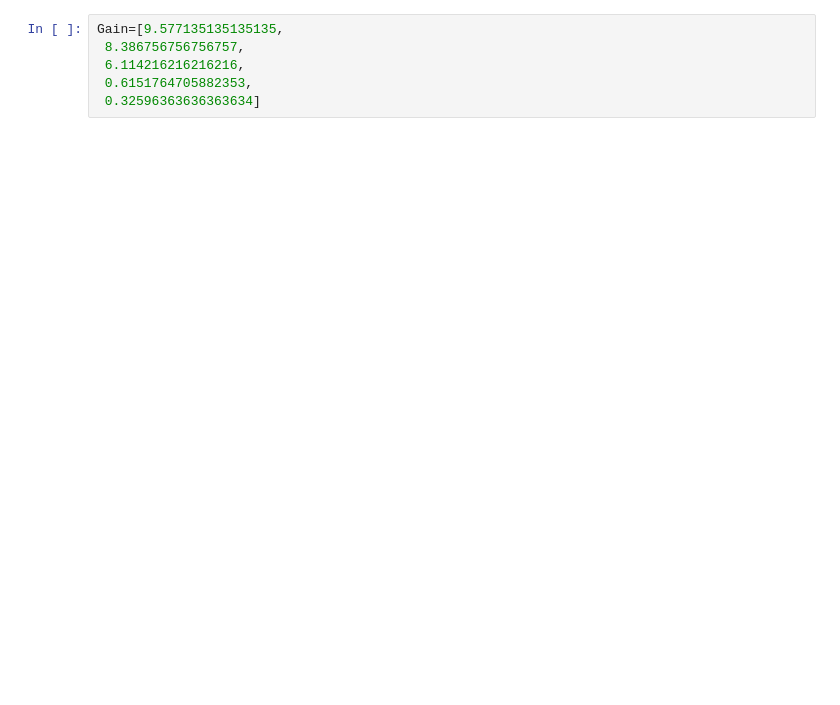
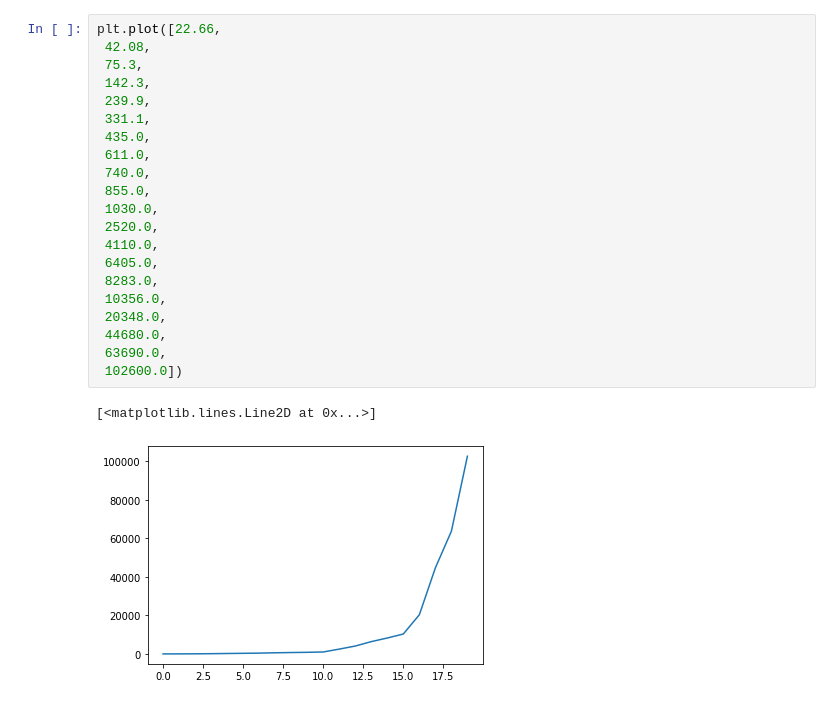
Before and after one commit to Raiziel/Experimental-Physics-Python-Projects, a Jupyter notebook: Op Amp.ipynb, the cells around one changed output. Saved outputs shown, nothing was run; the diff lists cells and outputs as text; blank space fills up the shorter version.

```diff
--- a/Op Amp.ipynb
+++ b/Op Amp.ipynb
@@ -77,6 +252,24 @@ Freq
-# %%
-Gain=[9.577135135135135,
- 8.386756756756757,
- 6.114216216216216,
- 0.6151764705882353,
- 0.32596363636363634]
+# %%
+plt.plot([22.66,
+ 42.08,
+ 75.3,
+ 142.3,
+ 239.9,
+ 331.1,
+ 435.0,
+ 611.0,
+ 740.0,
+ 855.0,
+ 1030.0,
+ 2520.0,
+ 4110.0,
+ 6405.0,
+ 8283.0,
+ 10356.0,
+ 20348.0,
+ 44680.0,
+ 63690.0,
+ 102600.0])
+# %% [output]
+[<matplotlib.lines.Line2D at 0x...>]
+[figure, added]
```
Also changed, not shown: parts of 60 cells of this notebook.
